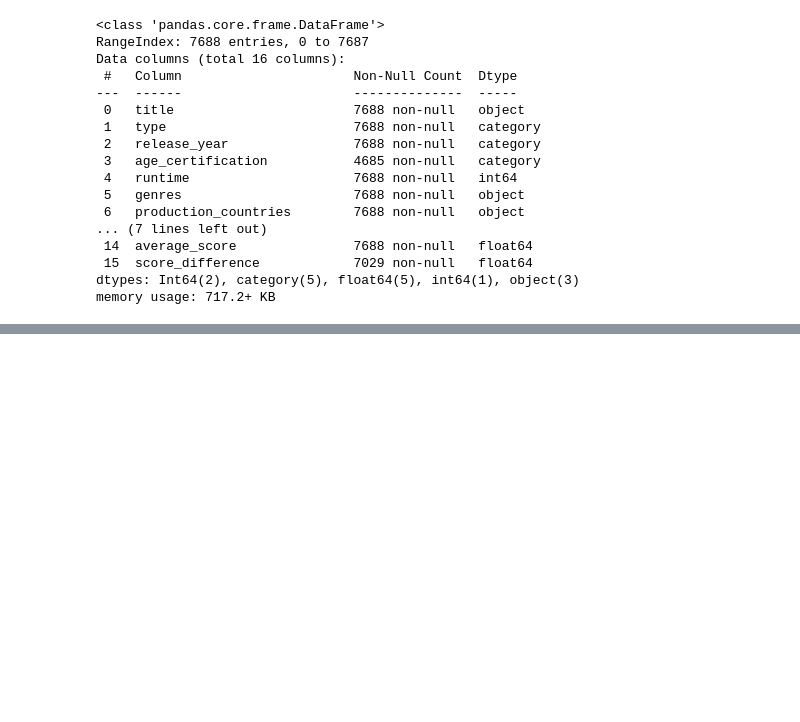
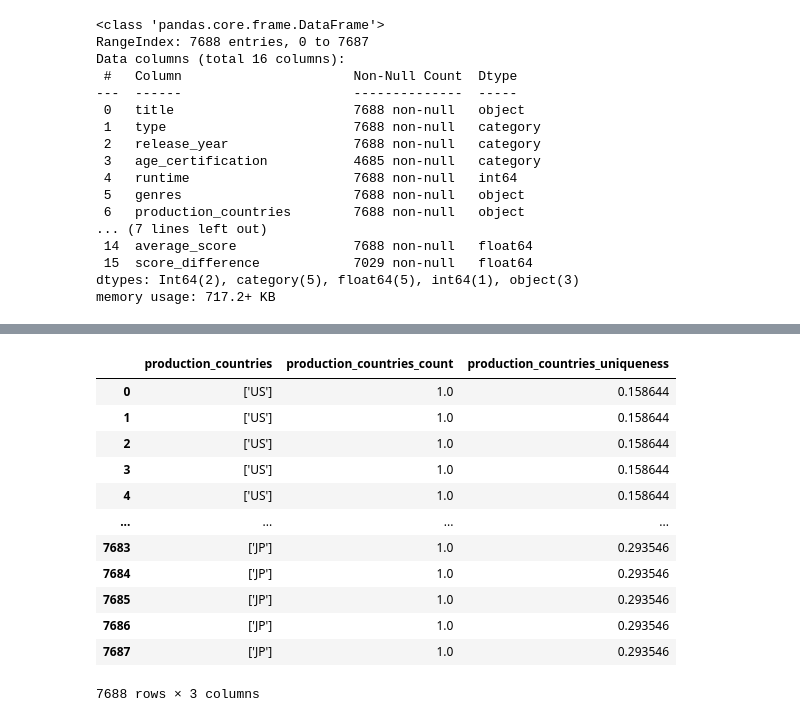
Before and after one commit to cacress/CSC442, a Jupyter notebook: (Version_2)_Data_Cleaning.ipynb, the cells around one changed output, grey strips where cells are left out. Saved outputs shown, nothing was run; the diff lists cells and outputs as text; code cells hidden in the pictures; blank space fills up the shorter version.

```diff
--- a/(Version_2)_Data_Cleaning.ipynb
+++ b/(Version_2)_Data_Cleaning.ipynb
@@ -509,0 +635,32 @@ memory usage: 717.2+ KB
+# %%
+# Create a new variable called production_countries_uniqueness
+for i in range(len(combined_df)):
+  obs = combined_df.iloc[i]
+  x = calculate_pcs_uniqueness(ast.literal_eval(obs['production_countries']), obs['production_countries_count'])
+  combined_df.loc[i, 'production_countries_uniqueness'] = x
+
+# Normalize genres_uniqueness to a 1 to 10 point scale
+# prev_min = combined_df['production_countries_uniqueness'].min()
+# prev_max = combined_df['production_countries_uniqueness'].max()
+
+prev_min = 0
+prev_max = 3.16227766017
+new_min = 0
+new_max = 1
+
+combined_df['production_countries_uniqueness'] = ((combined_df['production_countries_uniqueness'] - prev_min) / (prev_max - prev_min)) * (new_max - new_min) + new_min
+combined_df[['production_countries', 'production_countries_count', 'production_countries_uniqueness']]
+# %% [output]
+|  | production_countries | production_countries_count | production_countries_uniqueness |
+| 0 | ['US'] | 1.0 | 0.158644 |
+| 1 | ['US'] | 1.0 | 0.158644 |
+| 2 | ['US'] | 1.0 | 0.158644 |
+| 3 | ['US'] | 1.0 | 0.158644 |
+| 4 | ['US'] | 1.0 | 0.158644 |
+| ... | ... | ... | ... |
+| 7683 | ['JP'] | 1.0 | 0.293546 |
+| 7684 | ['JP'] | 1.0 | 0.293546 |
+| 7685 | ['JP'] | 1.0 | 0.293546 |
+| 7686 | ['JP'] | 1.0 | 0.293546 |
+| 7687 | ['JP'] | 1.0 | 0.293546 |
+7688 rows × 3 columns
```
Also changed, not shown: parts of 9 cells of this notebook.
